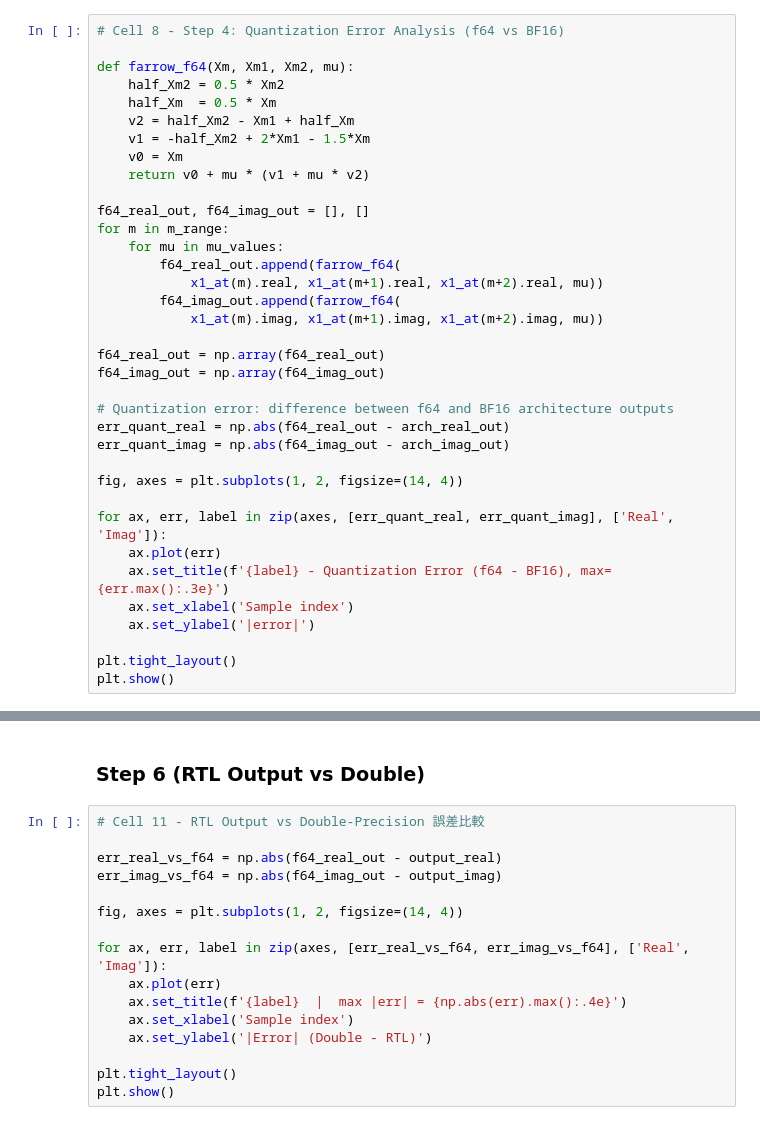
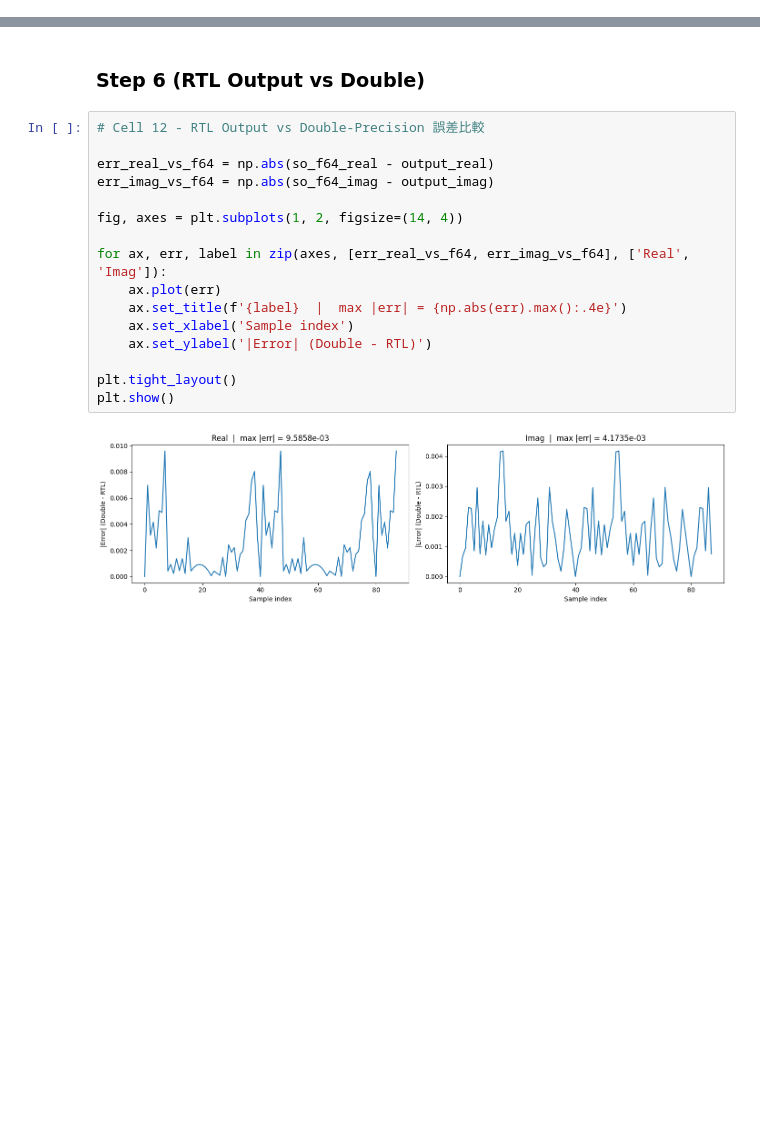
Before and after one commit to akira2963753/DSP-In-VLSI, a Jupyter notebook: HW3-Interpolator/HW3.ipynb, the cells around one changed output, grey strips where cells are left out. Cells and saved outputs as stored; diff of their text form; blank space fills up the shorter version.

```diff
--- a/HW3-Interpolator/HW3.ipynb
+++ b/HW3-Interpolator/HW3.ipynb
@@ -441,39 +555,3 @@ print(f'Max |error| arch BF16 Imag: {err_arch_imag.max():.6e}')
-# %%
-# Cell 8 - Step 4: Quantization Error Analysis (f64 vs BF16)
-
-def farrow_f64(Xm, Xm1, Xm2, mu):
-    half_Xm2 = 0.5 * Xm2
-    half_Xm  = 0.5 * Xm
-    v2 = half_Xm2 - Xm1 + half_Xm
-    v1 = -half_Xm2 + 2*Xm1 - 1.5*Xm
-    v0 = Xm
-    return v0 + mu * (v1 + mu * v2)
-
-f64_real_out, f64_imag_out = [], []
-for m in m_range:
-    for mu in mu_values:
-        f64_real_out.append(farrow_f64(
-            x1_at(m).real, x1_at(m+1).real, x1_at(m+2).real, mu))
-        f64_imag_out.append(farrow_f64(
-            x1_at(m).imag, x1_at(m+1).imag, x1_at(m+2).imag, mu))
-
-f64_real_out = np.array(f64_real_out)
-f64_imag_out = np.array(f64_imag_out)
-
-# Quantization error: difference between f64 and BF16 architecture outputs
-err_quant_real = np.abs(f64_real_out - arch_real_out)
-err_quant_imag = np.abs(f64_imag_out - arch_imag_out)
-
-fig, axes = plt.subplots(1, 2, figsize=(14, 4))
-
-for ax, err, label in zip(axes, [err_quant_real, err_quant_imag], ['Real', 'Imag']):
-    ax.plot(err)
-    ax.set_title(f'{label} - Quantization Error (f64 - BF16), max={err.max():.3e}')
-    ax.set_xlabel('Sample index')
-    ax.set_ylabel('|error|')
-
-plt.tight_layout()
-plt.show()
 # %% [markdown]
 ### Step 6 (Generate .dat for RTL Testbench)
 # %%
@@ -549,18 +639,20 @@ plt.show()
 # %% [markdown]
 ### Step 6 (RTL Output vs Double)
 # %%
-# Cell 11 - RTL Output vs Double-Precision 誤差比較
+# Cell 12 - RTL Output vs Double-Precision 誤差比較
 
-err_real_vs_f64 = np.abs(f64_real_out - output_real)
-err_imag_vs_f64 = np.abs(f64_imag_out - output_imag)
+err_real_vs_f64 = np.abs(so_f64_real - output_real)
+err_imag_vs_f64 = np.abs(so_f64_imag - output_imag)
 
 fig, axes = plt.subplots(1, 2, figsize=(14, 4))
 
 for ax, err, label in zip(axes, [err_real_vs_f64, err_imag_vs_f64], ['Real', 'Imag']):
     ax.plot(err)
     ax.set_title(f'{label}  |  max |err| = {np.abs(err).max():.4e}')
     ax.set_xlabel('Sample index')
     ax.set_ylabel('|Error| (Double - RTL)')
 
 plt.tight_layout()
 plt.show()
+# %% [output]
+[figure, added]
```
Also changed, not shown: parts of 11 cells of this notebook, 2 other files.
